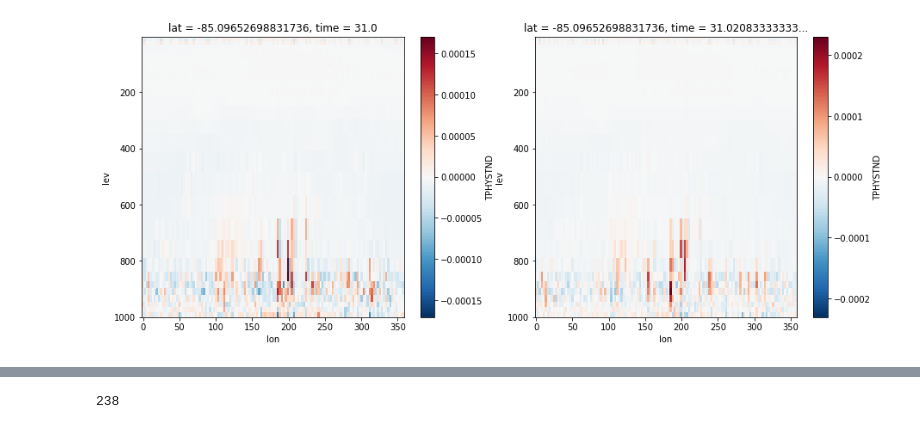
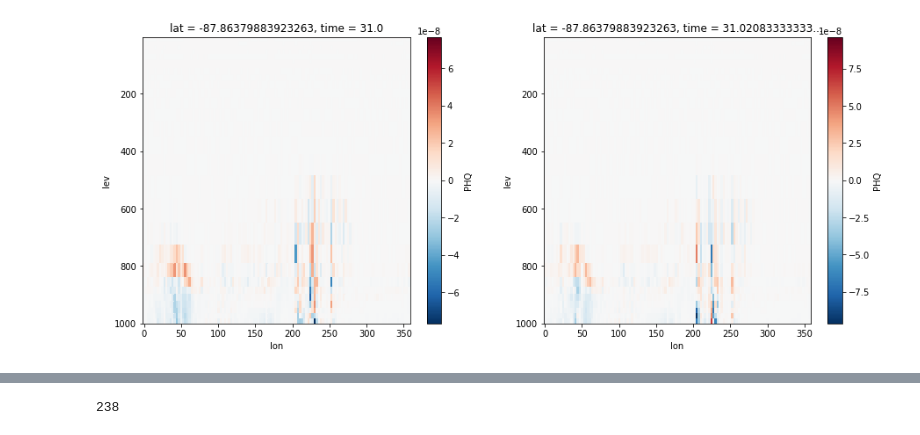
Before and after one commit to raspstephan/CBRAIN-CAM, a Jupyter notebook: notebooks/dev/debug-fluxbp.ipynb, the cells around one changed output, grey strips where cells are left out. Saved outputs shown, nothing was run; the diff lists cells and outputs as text; code cells hidden in the pictures.

```diff
--- a/notebooks/dev/debug-fluxbp.ipynb
+++ b/notebooks/dev/debug-fluxbp.ipynb
@@ -15,4 +14,4 @@ ds = xr.open_mfdataset(DATA_DIR+'AndKua_aqua_SPCAM3.0_sp_fluxbp.cam2.h1.0000-04*
 # %%
 ds2 = xr.open_mfdataset(DATA_DIR+'AndKua_aqua_SPCAM3.0_sp_fbp_f1.cam2.h1.0000-0*', decode_times=False, decode_cf=False)
 # %%
-ds3 = xr.open_mfdataset(DATA_DIR+'AndKua_aqua_SPCAM3.0_sp_fbp_f2.cam2.h1.0000-02*', decode_times=False)
+ds3 = xr.open_mfdataset(DATA_DIR+'AndKua_aqua_SPCAM3.0_sp_fbp_f3.cam2.h1.0000-02*', decode_times=False)
@@ -23,6 +56,6 @@ ds3['TAP'].isel(time=-2, lev=20).plot();
 # %%
 fig, axes = plt.subplots(1, 2, figsize=(15, 6))
-ds3['TPHYSTND'].isel(time=0, lat=1).plot(ax=axes[0], yincrease=False)
-ds3['TPHYSTND'].isel(time=1, lat=1).plot(ax=axes[1], yincrease=False);
+ds3['PHQ'].isel(time=0, lat=0).plot(ax=axes[0], yincrease=False)
+ds3['PHQ'].isel(time=1, lat=0).plot(ax=axes[1], yincrease=False);
 # %% [output]
-[figure, old version]
+[figure, new version]
```
Also changed, not shown: parts of 12 cells of this notebook.
